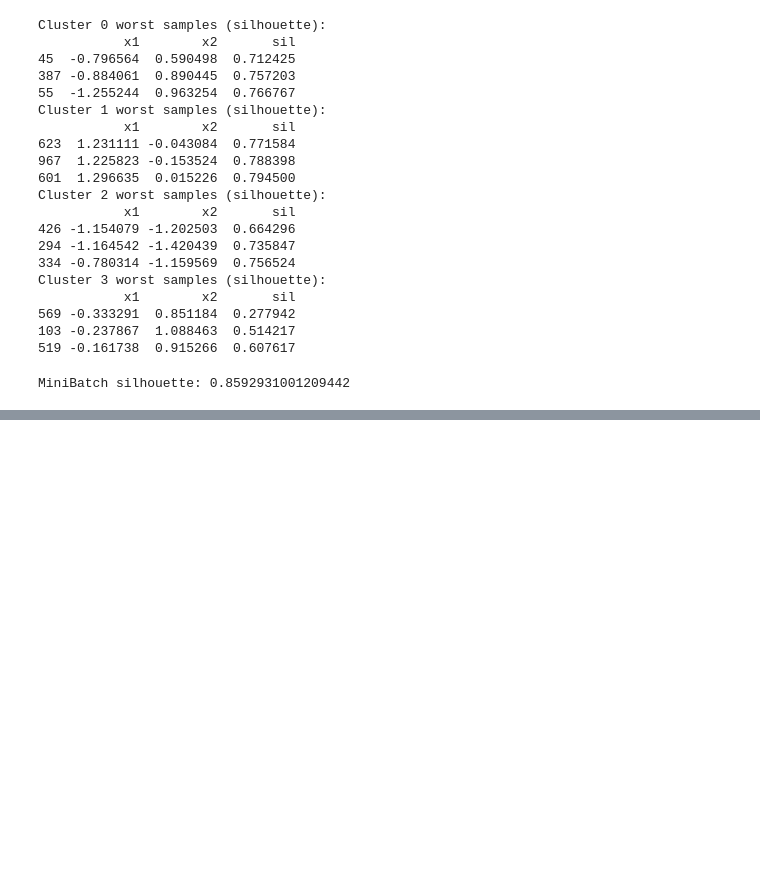
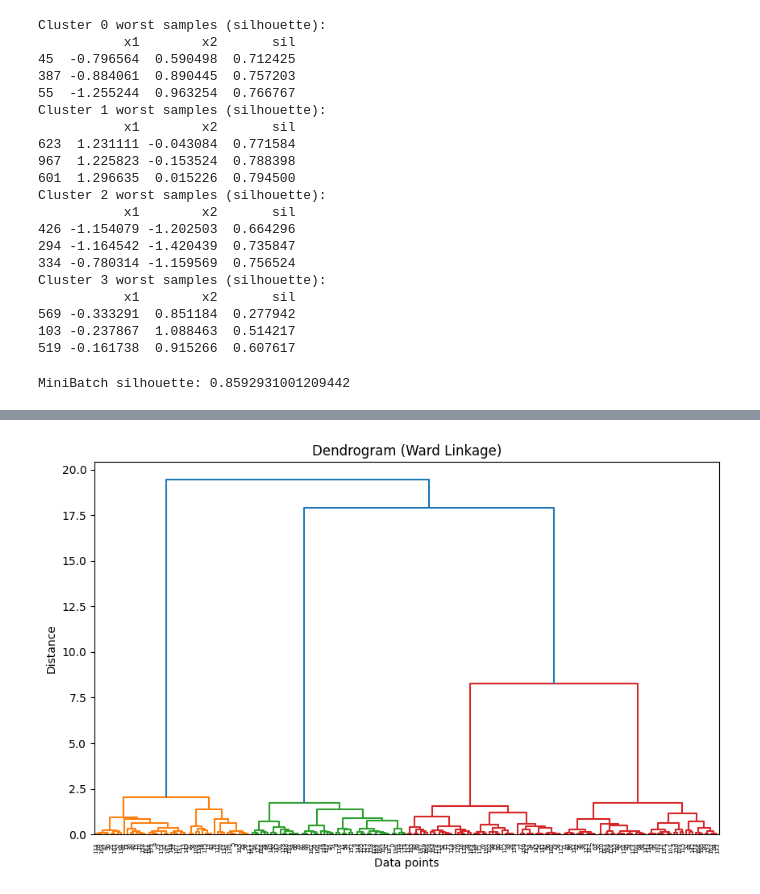
Before and after one commit to avikumart/DA-DS-Questions, a Jupyter notebook: ML_coding/Ml_coding_and_interviewn_practice.ipynb, the cells around one changed output, grey strips where cells are left out. Cells and saved outputs as stored; diff of their text form; code cells hidden in the pictures; blank space fills up the shorter version.

```diff
--- a/ML_coding/Ml_coding_and_interviewn_practice.ipynb
+++ b/ML_coding/Ml_coding_and_interviewn_practice.ipynb
@@ -2392,0 +2425,10 @@ MiniBatch silhouette: 0.8592931001209442
+# %%
+Z = linkage(X_scaled, method='ward')  # Ward linkage again
+plt.figure(figsize=(10, 6))
+dendrogram(Z)
+plt.title("Dendrogram (Ward Linkage)")
+plt.xlabel("Data points")
+plt.ylabel("Distance")
+plt.show()
+# %% [output]
+[figure, added]
```
Also changed, not shown: parts of 11 cells of this notebook.
